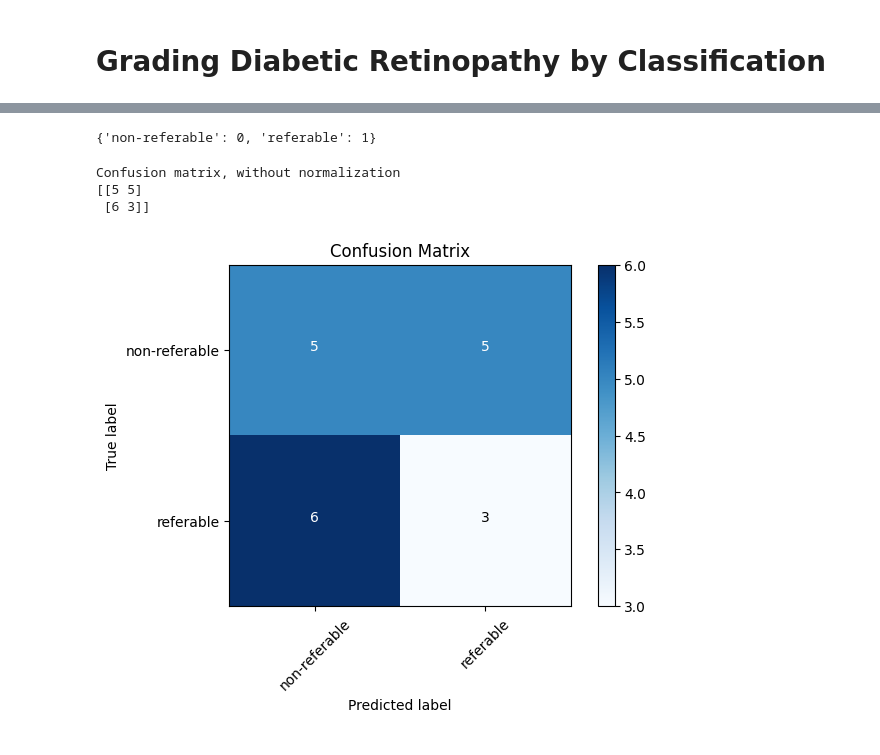
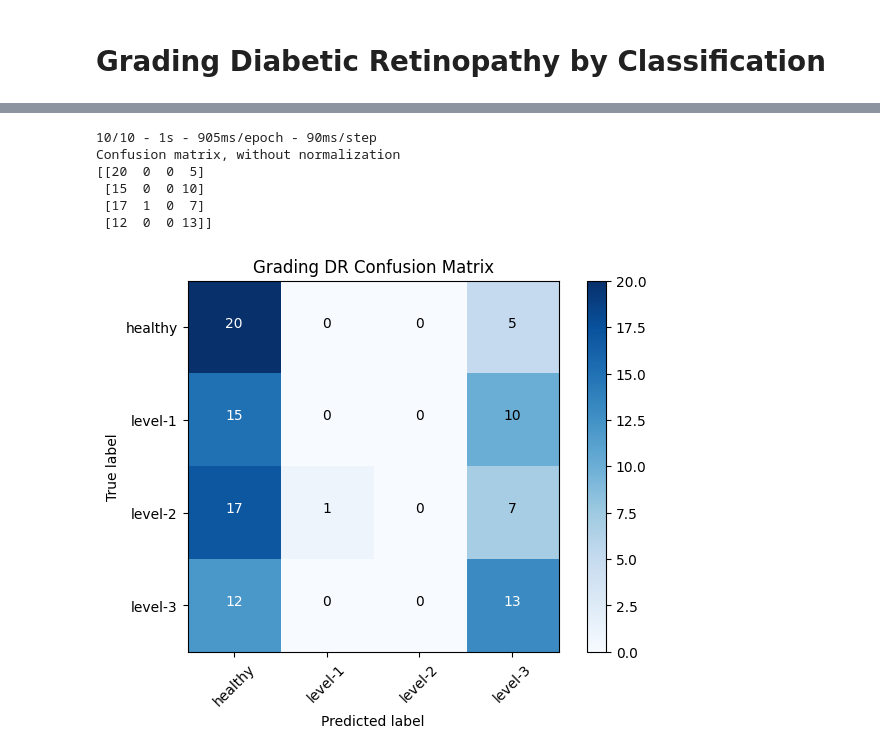
Before and after one commit to AlbertoRomanRamosRodriguez/Tesis-de-Grado, a Jupyter notebook: grading_dr_by_classification.ipynb, the cells around one changed output, grey strips where cells are left out. Drawn from its saved outputs; the diff is of its cells as text; code cells hidden in the pictures.

Commit message:
created datasets for different applications

```diff
--- a/grading_dr_by_classification.ipynb
+++ b/grading_dr_by_classification.ipynb
@@ -84,0 +115,29 @@ _________________________________________________________________
+# %%
+def prepare_training(app: dict):
+    train_batches = ImageDataGenerator(preprocessing_function=tf.keras.applications.mobilenet_v2.preprocess_input).flow_from_directory(
+        directory=app['train_path'], target_size=(h_w,h_w), batch_size=batch_size)
+    validation_batches = ImageDataGenerator(preprocessing_function=tf.keras.applications.mobilenet_v2.preprocess_input).flow_from_directory(
+        directory=app['test_path'], target_size=(h_w,h_w), batch_size=batch_size)
+    test_batches = ImageDataGenerator(preprocessing_function=tf.keras.applications.mobilenet_v2.preprocess_input).flow_from_directory(
+        directory=app['validation_path'], target_size=(h_w,h_w), batch_size=batch_size)
+
+    model = tf.keras.applications.mobilenet_v2.MobileNetV2(
+        input_shape=None,
+        alpha=1.0,
+        include_top=True,
+        weights=None,
+        input_tensor=None,
+        pooling=None,
+        classes=app['num_classes'],
+        classifier_activation='softmax')
+    model.summary()
+
+    model.compile(optimizer=Adam(learning_rate=0.0001), loss='categorical_crossentropy', metrics=['accuracy'])
+
+    title = app['cm-title']
+    pathname = app['cm-path']
+    plot_labels = app['cm_plotlabels']
+
+    return train_batches, validation_batches, test_batches, model, app['model_name'], title, pathname, plot_labels
+# %%
+train_batches, validation_batches, test_batches, model, model_name, cm_name, cm_pathname, plot_labels = prepare_training(application['grading_dr'])
@@ -85,10 +174,11 @@ _________________________________________________________________
 # %%
+
 model.fit(x=train_batches,
             steps_per_epoch=len(train_batches),
             validation_data=validation_batches,
             validation_steps=len(validation_batches),
-            callbacks=tf.keras.callbacks.EarlyStopping(monitor='loss', patience=5),
-            epochs=150,
+            callbacks=tf.keras.callbacks.ModelCheckpoint(filepath=MODELS_PATH + model_name,monitor='val_accuracy', mode='max', save_best_only= False,verbose=2),
+            epochs=70,
             verbose=2
 )
 # %% [output]
@@ -115,6 +206,9 @@ model.save(filepath='grading_dr.h5')
 # %%
 test_labels = test_batches.classes
+display(test_batches.class_indices)
 
 predictions = model.predict(x=test_batches, steps=len(test_batches), verbose=2)
 cm = confusion_matrix(y_true=test_labels, y_pred=predictions.argmax(axis=1))
+
+plot_confusion_matrix(cm=cm, classes=plot_labels, title=cm_name, path=cm_pathname)
 # %% [output]
@@ -121,0 +216,7 @@ cm = confusion_matrix(y_true=test_labels, y_pred=predictions.argmax(axis=1))
+10/10 - 1s - 905ms/epoch - 90ms/step
+Confusion matrix, without normalization
+[[20  0  0  5]
+ [15  0  0 10]
+ [17  1  0  7]
+ [12  0  0 13]]
+[figure, added]
@@ -155,12 +222,0 @@ def plot_confusion_matrix(cm, classes,
-# %%
-test_batches.class_indices
-# %% [output]
-{'non-referable': 0, 'referable': 1}
-# %%
-cm_plot_labels = ['non-referable','referable']
-plot_confusion_matrix(cm=cm, classes=cm_plot_labels, title='Confusion Matrix')
-# %% [output]
-Confusion matrix, without normalization
-[[5 5]
- [6 3]]
-[figure, removed]
```
Also changed, not shown: parts of 12 cells of this notebook, 1 other file.
